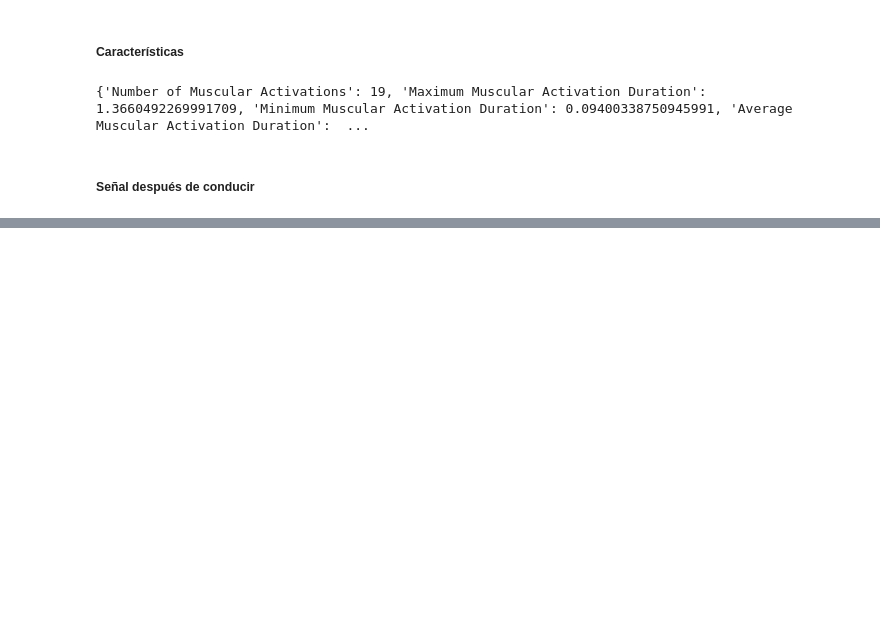
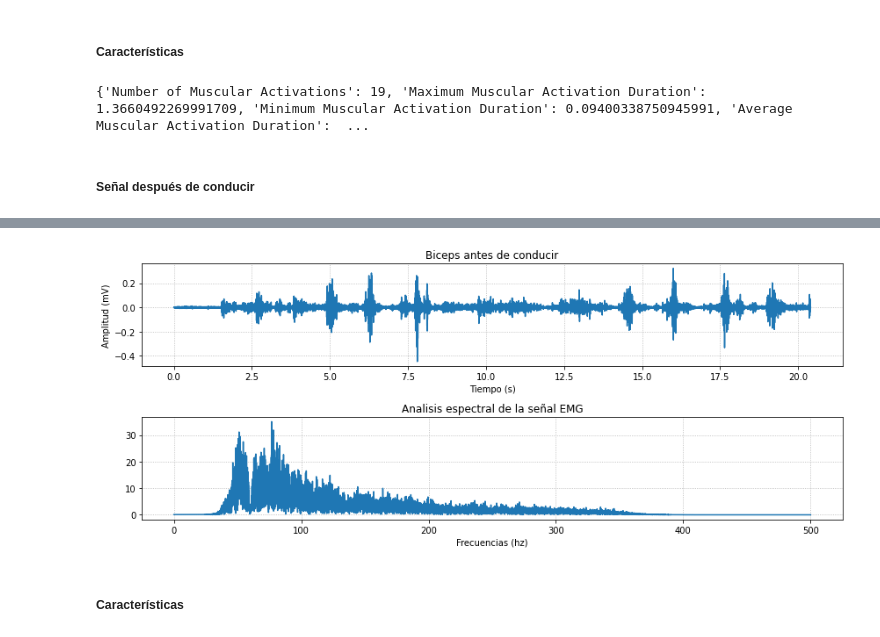
Before and after one commit to fruizg/Introduccion_de_senales, a Jupyter notebook: Software/Procesamiento_Senales/ProcesamientoBicep.ipynb, the cells around one changed output, grey strips where cells are left out. Cells and saved outputs as stored; diff of their text form; code cells hidden in the pictures; blank space fills up the shorter version.

```diff
--- a/Software/Procesamiento_Senales/ProcesamientoBicep.ipynb
+++ b/Software/Procesamiento_Senales/ProcesamientoBicep.ipynb
@@ -134 +166,40 @@ print(Caracteristicas_Inicial)
+# %%
+BicepDer_FaseFinalFilter = bsnb.bandpass(BicepDer_FaseFinal, f1=50,f2=350, order=8, fs=Fs)
+
+# Utilizar filtros Notch para quitar frecuencias que hagan ruido # Frecuencia de muestreo (Hz)
+f0 = 60.0  # Frecuencia que queremos filtrar (Hz)
+Q = 20.0  # Factor de Calidad
+# Diseño de filtro notch
+b, a = iirnotch(f0, Q, Fs)
+BicepDer_FaseFinalFilter = lfilter(b, a, BicepDer_FaseFinalFilter)
+BicepDer_FaseFinalFilter = lfilter(b, a, BicepDer_FaseFinalFilter)
+# %%
+#Transformada de Fourier
+freq_axis_4, power_spect_4 = bsnb.plotfft(BicepDer_FaseFinalFilter, Fs)
+
+#Visualización de la señal
+plt.figure(figsize=(12,5))
+plt.subplot(211)
+plt.subplots_adjust(hspace=0.6, wspace=0.6)
+plt.plot(Time2,BicepDer_FaseFinalFilter)
+plt.grid(linestyle=":")
+plt.xlabel("Tiempo (s)")
+plt.ylabel("Amplitud (mV)")
+plt.title("Biceps antes de conducir")    # graficamos la señal
+
+#Respuesta en frecuecnia
+plt.subplot(212)
+plt.grid(linestyle=":")
+plt.title("Analisis espectral de la señal EMG")
+plt.xlabel("Frecuencias (hz)")
+plt.plot(freq_axis_4, power_spect_4)
+plt.tight_layout()
+fig = plt.gcf()
+fig.set_facecolor('white')
+#plt.savefig('EMGyFFT_crudo.png', transparent=False, )
+plt.show()
+# %% [output]
+[figure, added]
+# %% [markdown]
+##### Características
 # %%
```
Also changed, not shown: parts of 5 cells of this notebook.
